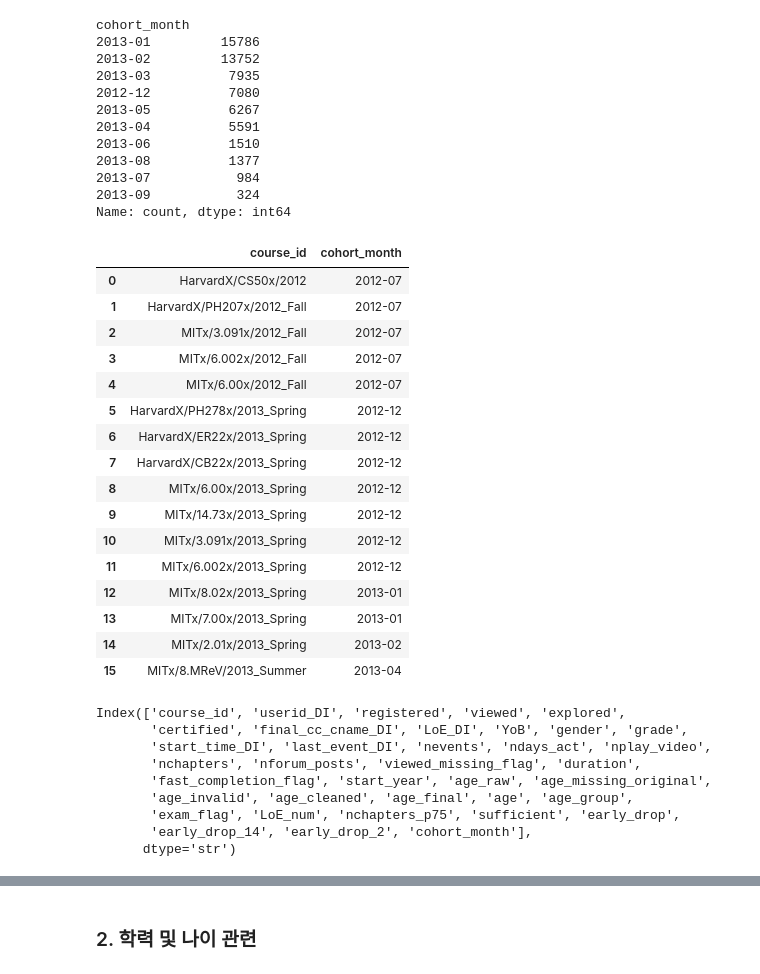
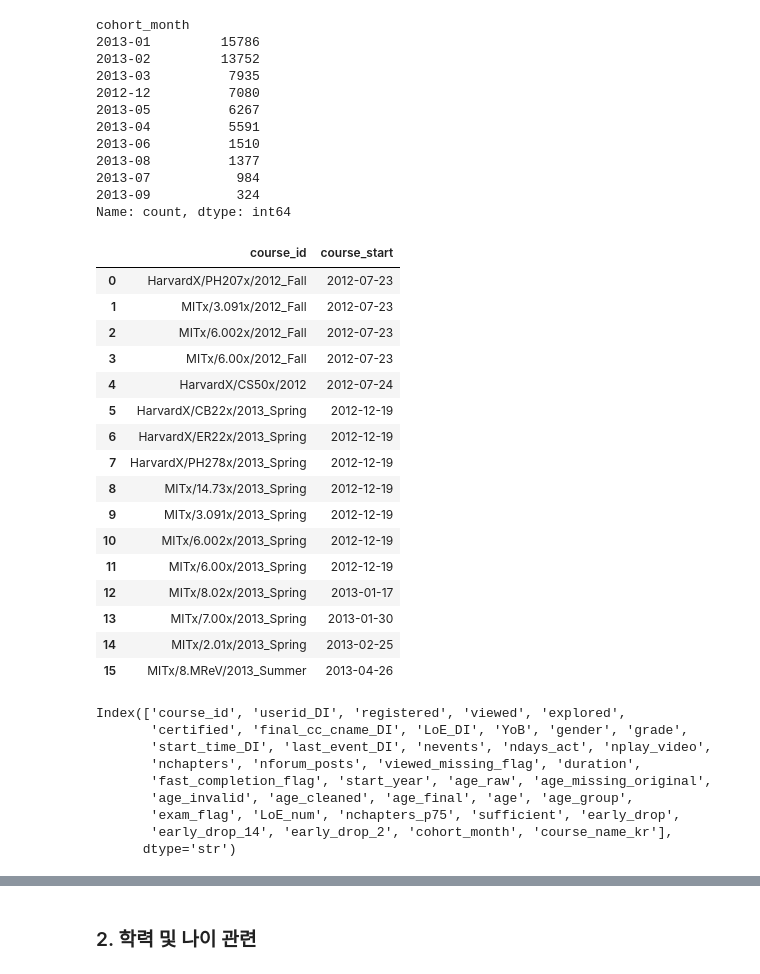
Before and after one commit to Ojirokim/data-analysis-practical-project, a Jupyter notebook: 서윤범/초기이탈분석_final.ipynb, the cells around one changed output, grey strips where cells are left out. Drawn from its saved outputs; the diff is of its cells as text; code cells hidden in the pictures.

```diff
--- a/서윤범/초기이탈분석_final.ipynb
+++ b/서윤범/초기이탈분석_final.ipynb
@@ -309,7 +309,7 @@ course_korean_map = {
 
     # 🏛️ HarvardX 강좌
 
-    'HarvardX/PH207x/2012_Fall': '건강 수치: 임상 및 공중 보건 연구의 정량적 방법 (12 가을, Harvard)',
+    'HarvardX/PH207x/2012_Fall': '임상 및 공중 보건 연구의 정량적 방법 (12 가을, Harvard)',
 
     'HarvardX/CB22x/2013_Spring': '고대 그리스 영웅 (13 봄, Harvard)',
 
@@ -404,26 +404,26 @@ cohort_month
 2013-09           324
 Name: count, dtype: int64
 # %%
-course_start_df = df.groupby(['course_id'])['cohort_month'].min().sort_values().reset_index()
+course_start_df = df.groupby(['course_id'])['start_time_DI'].min().sort_values().reset_index().rename(columns = {'start_time_DI':'course_start'})
 course_start_df
 # %% [output]
-|  | course_id | cohort_month |
-| 0 | HarvardX/CS50x/2012 | 2012-07 |
-| 1 | HarvardX/PH207x/2012_Fall | 2012-07 |
-| 2 | MITx/3.091x/2012_Fall | 2012-07 |
-| 3 | MITx/6.002x/2012_Fall | 2012-07 |
-| 4 | MITx/6.00x/2012_Fall | 2012-07 |
-| 5 | HarvardX/PH278x/2013_Spring | 2012-12 |
-| 6 | HarvardX/ER22x/2013_Spring | 2012-12 |
-| 7 | HarvardX/CB22x/2013_Spring | 2012-12 |
-| 8 | MITx/6.00x/2013_Spring | 2012-12 |
-| 9 | MITx/14.73x/2013_Spring | 2012-12 |
-| 10 | MITx/3.091x/2013_Spring | 2012-12 |
-| 11 | MITx/6.002x/2013_Spring | 2012-12 |
-| 12 | MITx/8.02x/2013_Spring | 2013-01 |
-| 13 | MITx/7.00x/2013_Spring | 2013-01 |
-| 14 | MITx/2.01x/2013_Spring | 2013-02 |
-| 15 | MITx/8.MReV/2013_Summer | 2013-04 |
+|  | course_id | course_start |
+| 0 | HarvardX/PH207x/2012_Fall | 2012-07-23 |
+| 1 | MITx/3.091x/2012_Fall | 2012-07-23 |
+| 2 | MITx/6.002x/2012_Fall | 2012-07-23 |
+| 3 | MITx/6.00x/2012_Fall | 2012-07-23 |
+| 4 | HarvardX/CS50x/2012 | 2012-07-24 |
+| 5 | HarvardX/CB22x/2013_Spring | 2012-12-19 |
+| 6 | HarvardX/ER22x/2013_Spring | 2012-12-19 |
+| 7 | HarvardX/PH278x/2013_Spring | 2012-12-19 |
+| 8 | MITx/14.73x/2013_Spring | 2012-12-19 |
+| 9 | MITx/3.091x/2013_Spring | 2012-12-19 |
+| 10 | MITx/6.002x/2013_Spring | 2012-12-19 |
+| 11 | MITx/6.00x/2013_Spring | 2012-12-19 |
+| 12 | MITx/8.02x/2013_Spring | 2013-01-17 |
+| 13 | MITx/7.00x/2013_Spring | 2013-01-30 |
+| 14 | MITx/2.01x/2013_Spring | 2013-02-25 |
+| 15 | MITx/8.MReV/2013_Summer | 2013-04-26 |
 # %%
 df.columns
 # %% [output]
@@ -434,5 +434,5 @@ Index(['course_id', 'userid_DI', 'registered', 'viewed', 'explored',
        'fast_completion_flag', 'start_year', 'age_raw', 'age_missing_original',
        'age_invalid', 'age_cleaned', 'age_final', 'age', 'age_group',
        'exam_flag', 'LoE_num', 'nchapters_p75', 'sufficient', 'early_drop',
-       'early_drop_14', 'early_drop_2', 'cohort_month'],
+       'early_drop_14', 'early_drop_2', 'cohort_month', 'course_name_kr'],
       dtype='str')
```
Also changed, not shown: parts of 12 cells of this notebook, 1 other file.
